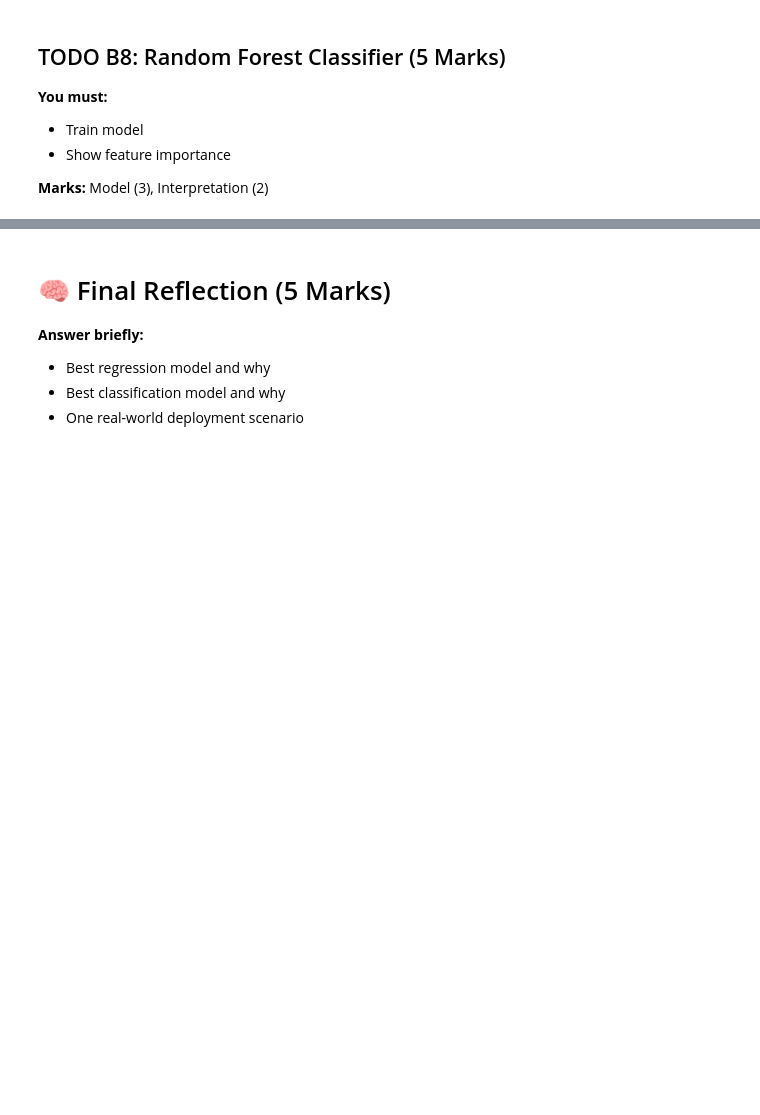
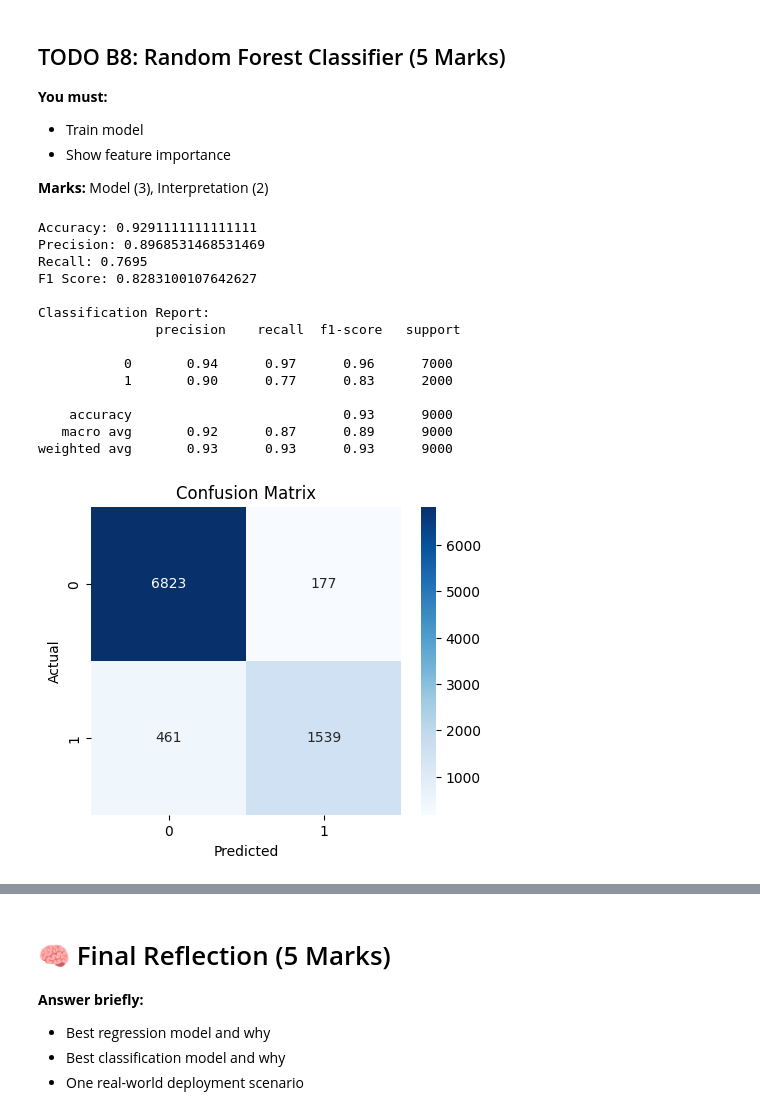
Before and after one commit to potat0w/Aaagh-more-math, a Jupyter notebook: AI_ML_Assignment_3_Module_19.ipynb, the cells around one changed output, grey strips where cells are left out. Drawn from its saved outputs; the diff is of its cells as text; code cells hidden in the pictures; blank space fills up the shorter version.

```diff
--- a/AI_ML_Assignment_3_Module_19.ipynb
+++ b/AI_ML_Assignment_3_Module_19.ipynb
@@ -412,0 +500,41 @@ X_train.shape, X_test.shape
+# %%
+rf_clf = RandomForestClassifier(n_estimators=100, random_state=42)
+rf_clf.fit(X_train, y_train)
+
+y_pred = rf_clf.predict(X_test)
+
+print("Accuracy:", accuracy_score(y_test, y_pred))
+print("Precision:", precision_score(y_test, y_pred))
+print("Recall:", recall_score(y_test, y_pred))
+print("F1 Score:", f1_score(y_test, y_pred))
+print("\nClassification Report:\n", classification_report(y_test, y_pred))
+
+cm = confusion_matrix(y_test, y_pred)
+plt.figure(figsize=(5,4))
+sns.heatmap(cm, annot=True, fmt="d", cmap="Blues")
+plt.xlabel("Predicted")
+plt.ylabel("Actual")
+plt.title("Confusion Matrix")
+plt.show()
+
+importances = pd.Series(rf_clf.feature_importances_, index=X_encoded.columns).sort_values(ascending=False)
+plt.figure(figsize=(8,4))
+importances.head(10).plot(kind="bar")
+plt.title("Top 10 Feature Importances")
+plt.show()
+# %% [output]
+Accuracy: 0.9291111111111111
+Precision: 0.8968531468531469
+Recall: 0.7695
+F1 Score: 0.8283100107642627
+
+Classification Report:
+               precision    recall  f1-score   support
+
+           0       0.94      0.97      0.96      7000
+           1       0.90      0.77      0.83      2000
+
+    accuracy                           0.93      9000
+   macro avg       0.92      0.87      0.89      9000
+weighted avg       0.93      0.93      0.93      9000
+[figure, added]
```
Also changed, not shown: parts of 13 cells of this notebook.
